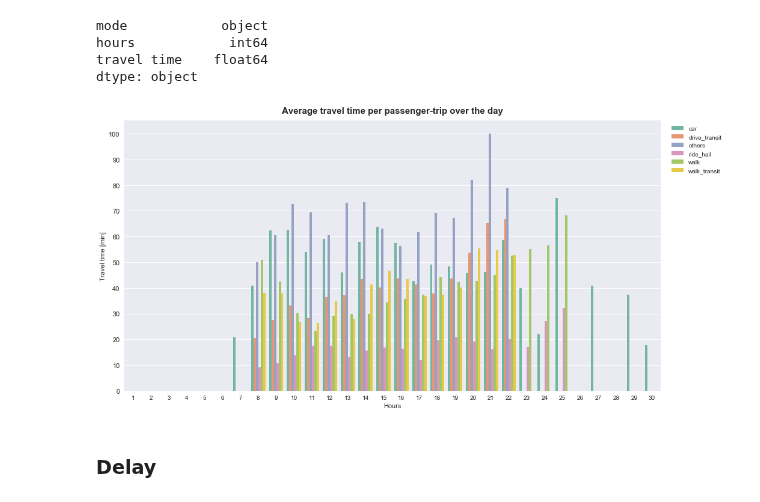
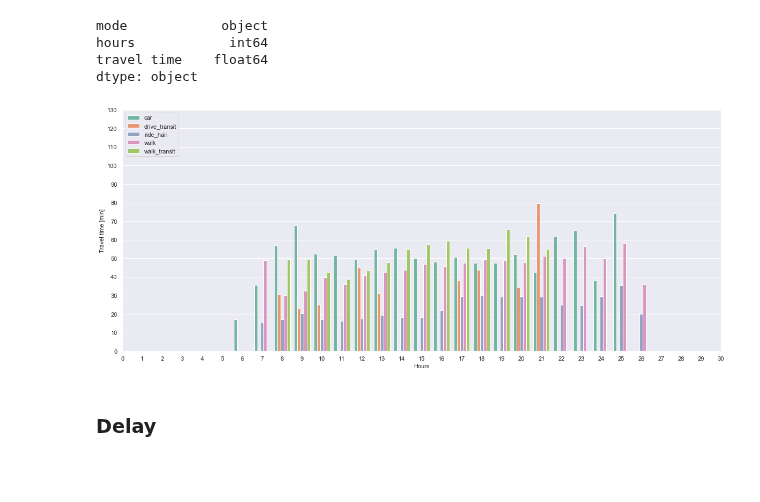
Before and after one commit to bistro-its-berkeley/BISTRO-Starter-Kit, a Jupyter notebook: utilities/Visualization_outputs.ipynb, the cells around one changed output. Saved outputs shown, nothing was run; the diff lists cells and outputs as text; code cells hidden in the pictures; blank space fills up the shorter version.

```diff
--- a/utilities/Visualization_outputs.ipynb
+++ b/utilities/Visualization_outputs.ipynb
@@ -365,3 +909,10 @@ travel_time_data = path.join(warm_start_output_path, "ITERS/it.100/100.averageTr
+# %%
+# Congestion
+travel_time_data_good = path.join(results_random_good_output_path, "20.averageTravelTimes.csv")
+travel_time_data_bad = path.join(results_random_bad_output_path, "20.averageTravelTimes.csv")
+travel_time_data_bau = path.join(warm_start_output_path,"ITERS/it.100/100.averageTravelTimes.csv")
+travel_time_data_bau = r"/Users/vgolfi/Documents/GitHub/BeamCompetitions/fixed-data/sioux_faux/bau/warm-start/sioux_faux-15k__warm-start/ITERS/it.100/100.averageTravelTimes.csv"
+travel_time_data = travel_time_data_bau
 # %% [markdown]
 **BY MODE**
 # %%
@@ -406 +941,8 @@ plt.show()
+# %%
+travel_time = pd.read_csv(travel_time_data)
+travel_time = travel_time.set_index("TravelTimeMode\Hour")
+# travel_time["mean"] = travel_time.mean(axis=1)
+# travel_time["mode"] = travel_time.index
+travel_time = travel_time.drop(labels = "others", axis =0)
+travel_time.reset_index(inplace = True)
 # %%
@@ -419,16 +960,22 @@ dtype: object
 # %%
 fig, ax = plt.subplots()
 # the size of A4 paper
-fig.set_size_inches(16, 8.27)
+fig.set_size_inches(20, 8.27)
 sns.barplot(ax = ax,x="hours", y="travel time", hue= "mode", data=melted_travel_time.sort_values(by = "hours"), palette = "Set2")
-plt.legend(bbox_to_anchor=(1.01,1), loc = "upper left")
+plt.legend(loc = "upper left")
 plt.xlabel("Hours", fontsize = 11)
 plt.ylabel("Travel time [min]", fontsize = 11)
-plt.title("Average travel time per passenger-trip over the day", fontweight = "bold", pad=12, fontsize = 15)
-plt.yticks(np.arange(0,101,10),fontsize = 11)
+plt.xlim((0,30))
+plt.ylim((0,130))
+plt.yticks(np.arange(0,131,10), np.arange(0,131,10),fontsize = 11)
+plt.xticks(np.arange(0,31,1), np.arange(0,31,1),fontsize = 11)
+# plt.title("Average travel time per passenger-trip over the day", fontweight = "bold", pad=12, fontsize = 15)
+plt.savefig("Average_travel_time_per_passenger_trip_over_the_day_BAU", bbox_inches="tight")
+
+
 plt.show()
 # %% [output]
-[figure, old version]
+[figure, new version]
 # %% [markdown]
 ### Delay
 # %% [markdown]
```
Also changed, not shown: parts of 54 cells of this notebook, 26 other files.
